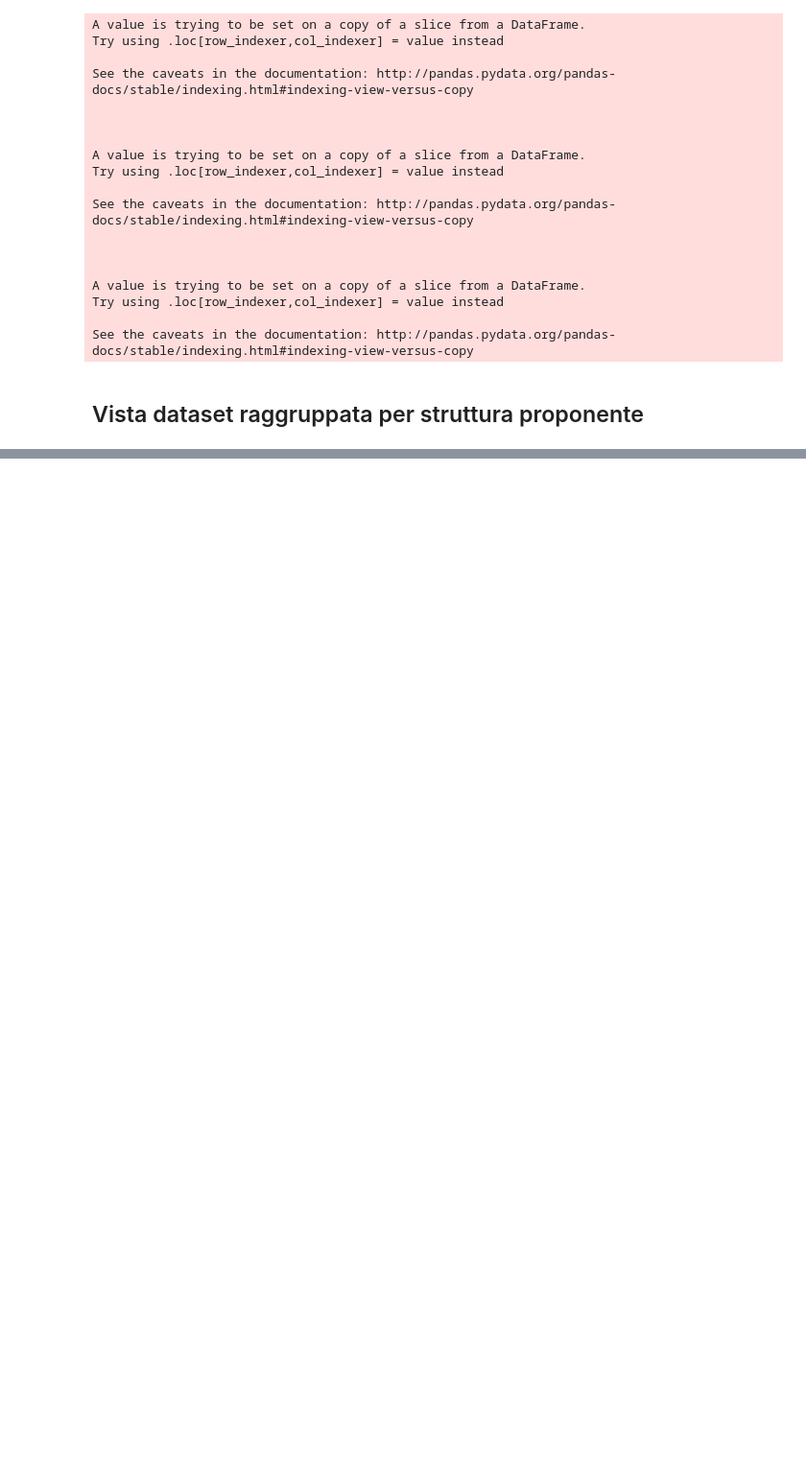
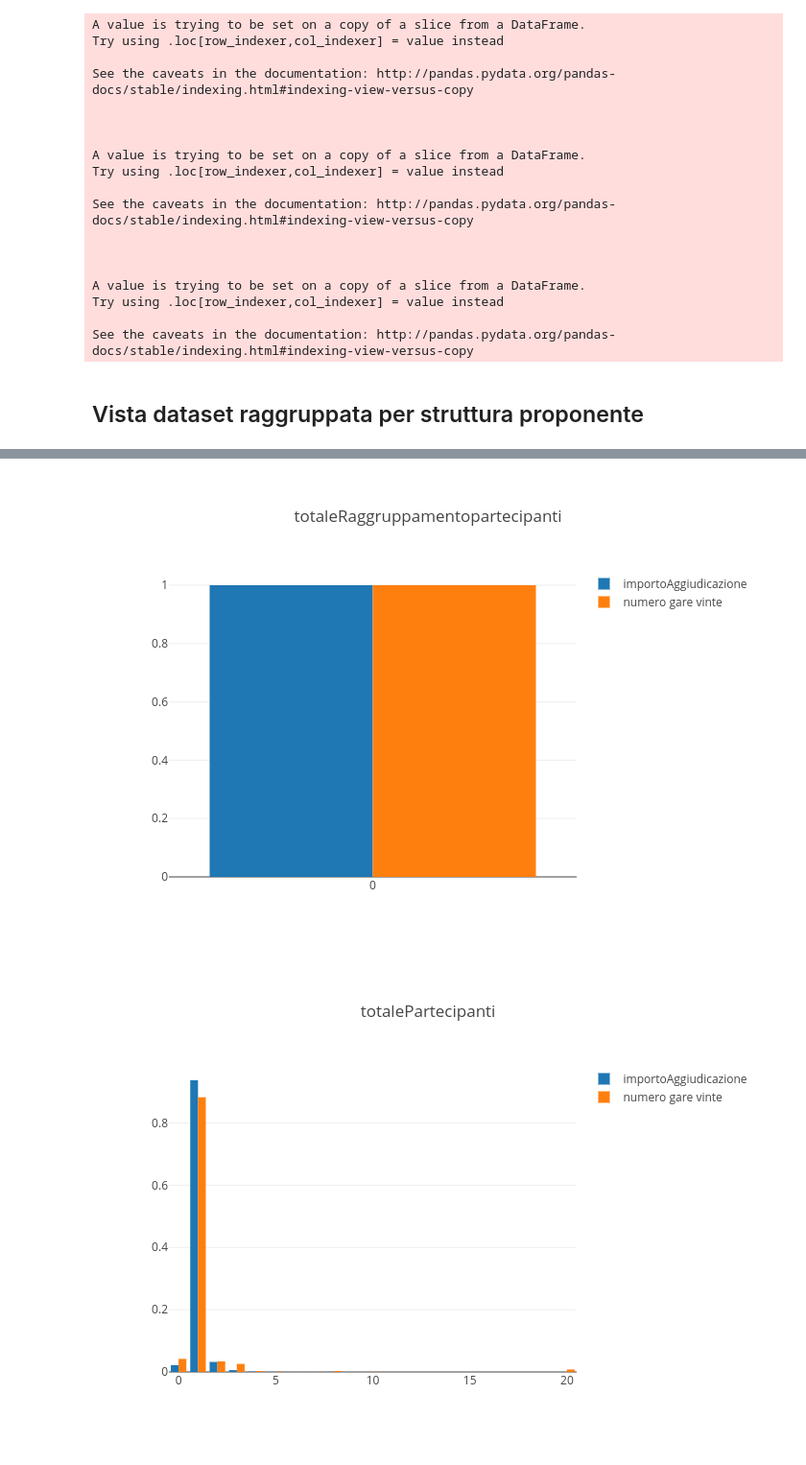
Before and after one commit to fabiana001/anacAnalysis, a Jupyter notebook: notebooks/3_Analisi_singolo_fornitore.ipynb, the cells around one changed output, grey strips where cells are left out. Shown at 96% size. Drawn from its saved outputs; the diff is of its cells as text; code cells hidden in the pictures; blank space fills up the shorter version.

```diff
--- a/notebooks/3_Analisi_singolo_fornitore.ipynb
+++ b/notebooks/3_Analisi_singolo_fornitore.ipynb
@@ -65,2 +94,2 @@ memory usage: 242.0+ MB
 # %%
-cfPrimoaggiudicatario = "02559020793"
+cfPrimoaggiudicatario = "00488410010"
@@ -68,0 +96,4 @@ df_aggiudicatario = df.loc[df["cfPrimoaggiudicatario"] == cfPrimoaggiudicatario]
+# %%
+df_aggiudicatario = df.loc[df["cfPrimoaggiudicatario"] == cfPrimoaggiudicatario]
+df_aggiudicatario['dataInizio'] = pd.to_datetime(df_aggiudicatario['dataInizio'], errors='coerce')
+df_aggiudicatario['mese_aggiudicazione'] = df_aggiudicatario['dataInizio'].map(lambda x: str(x.month))
@@ -116,7 +165,7 @@ df_aggiudicatario_sum = df_aggiudicatario[["importoSommeLiquidate","importoAggiu
 
 df_join = df_aggiudicatario_count.set_index('cfStrutturaProponente').join(df_aggiudicatario_sum.set_index('cfStrutturaProponente'))
 
-columns_to_add = ["totaleRaggruppamentopartecipanti","totalePartecipanti","YearMonth","dataInizio","cfStrutturaProponente","denominazioneStrutturaProponente", "tipologia_istat", "regione", "provincia", "comune"]
+columns_to_add = ["totaleRaggruppamentopartecipanti","totalePartecipanti","mese_aggiudicazione","dataInizio","cfStrutturaProponente","denominazioneStrutturaProponente", "tipologia_istat", "regione", "provincia", "comune"]
 df_denominazione_aggiudicatario = df_aggiudicatario[columns_to_add]
 df_denominazione_aggiudicatario = df_denominazione_aggiudicatario.set_index("cfStrutturaProponente")
 df_denominazione_aggiudicatario = df_denominazione_aggiudicatario[~df_denominazione_aggiudicatario.index.duplicated(keep='first')]
@@ -126,0 +183,16 @@ final_df =final_df.reset_index()
+# %%
+columns_to_visualize = ["totaleRaggruppamentopartecipanti","totalePartecipanti","mese_aggiudicazione","denominazioneStrutturaProponente", "tipologia_istat", "regione", "provincia", "comune"]
+#columns_to_visualize = ["totalePartecipanti"]
+
+for col in columns_to_visualize:
+    fig_bar = showPlot(final_df, col, cfPrimoaggiudicatario)
+
+    fig_bar_path = 'imgs/' +col+".png"
+    py_on.image.save_as(fig_bar, filename=fig_bar_path)
+
+    #py.iplot(fig_bar)
+    i = Image(fig_bar_path)
+    display(i)
+# %% [output]
+[figure, added]
+[figure, added]
```
Also changed, not shown: parts of 24 cells of this notebook, 13 other files.
